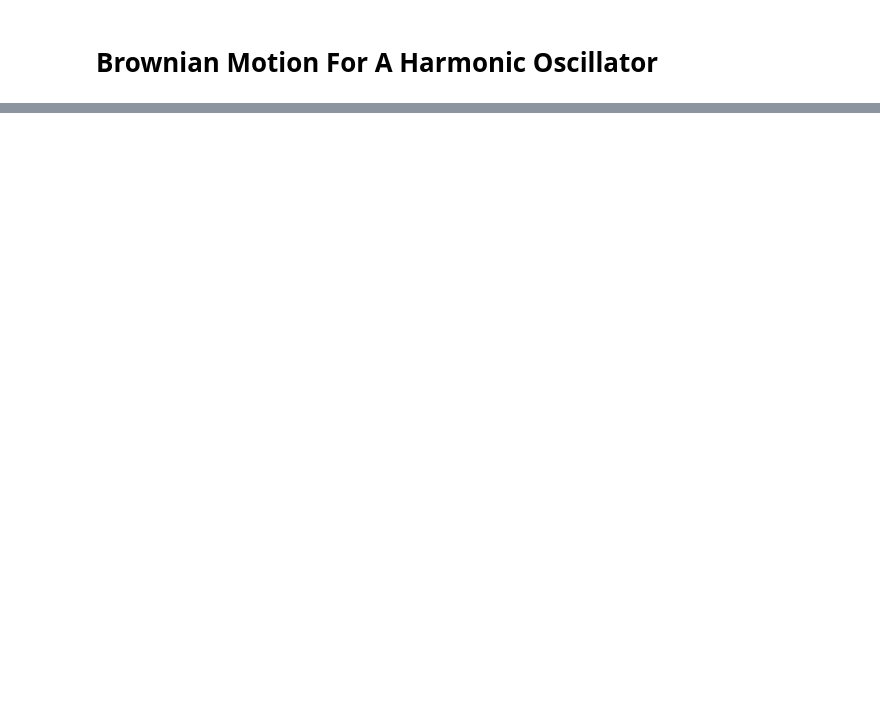
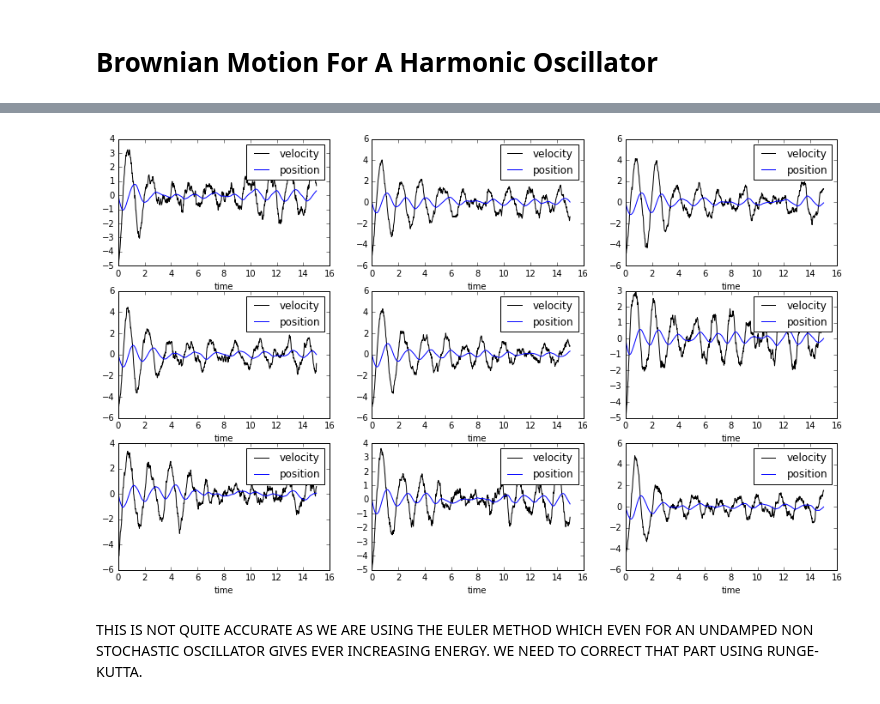
Before and after one commit to borundev/StochasticProcesses, a Jupyter notebook: StochasticHarmonicOscillator.ipynb, the cells around one changed output, grey strips where cells are left out. Drawn from its saved outputs; the diff is of its cells as text; code cells hidden in the pictures; blank space fills up the shorter version.

```diff
--- a/StochasticHarmonicOscillator.ipynb
+++ b/StochasticHarmonicOscillator.ipynb
@@ -33,0 +191,14 @@ As before, since the increments are normally distributed the joint probability d
+# %%
+figsize(15,9)
+number_columns=3
+number_rows=3
+for i,j in enumerate([(i/number_columns,i%number_columns) for i in range(number_columns*number_rows)]):
+    plt.subplot2grid((number_rows,number_columns),j)
+    plt.plot(t_paths,paths.get_paths_V()[i],'k',label="velocity")
+    plt.plot(t_paths,paths.get_paths_X()[i],'b',label="position")
+    plt.xlabel("time")
+    plt.legend()
+# %% [output]
+[figure, added]
+# %% [markdown]
+THIS IS NOT QUITE ACCURATE AS WE ARE USING THE EULER METHOD WHICH EVEN FOR AN UNDAMPED NON STOCHASTIC OSCILLATOR GIVES EVER INCREASING ENERGY. WE NEED TO CORRECT THAT PART USING RUNGE-KUTTA.
```
Also changed, not shown: parts of 3 cells of this notebook.
